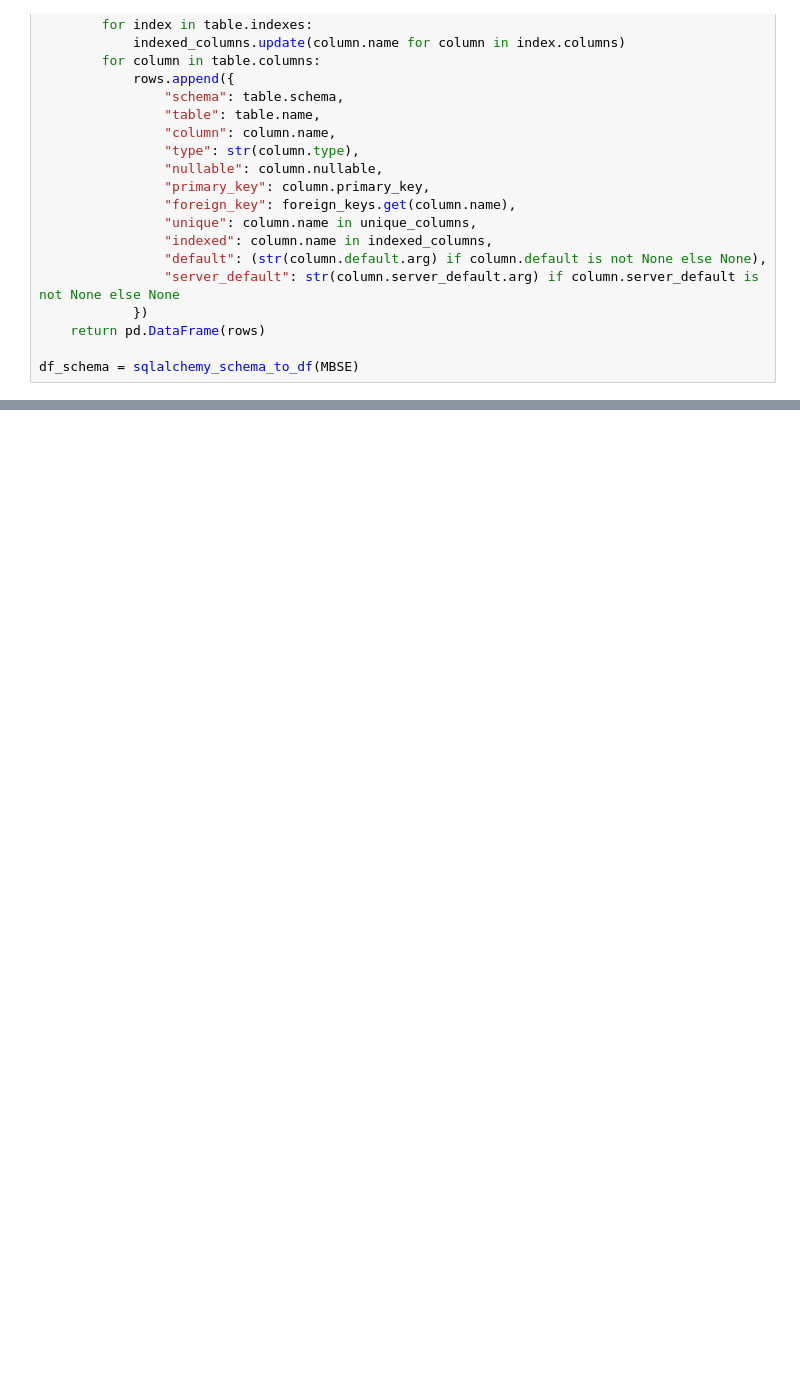
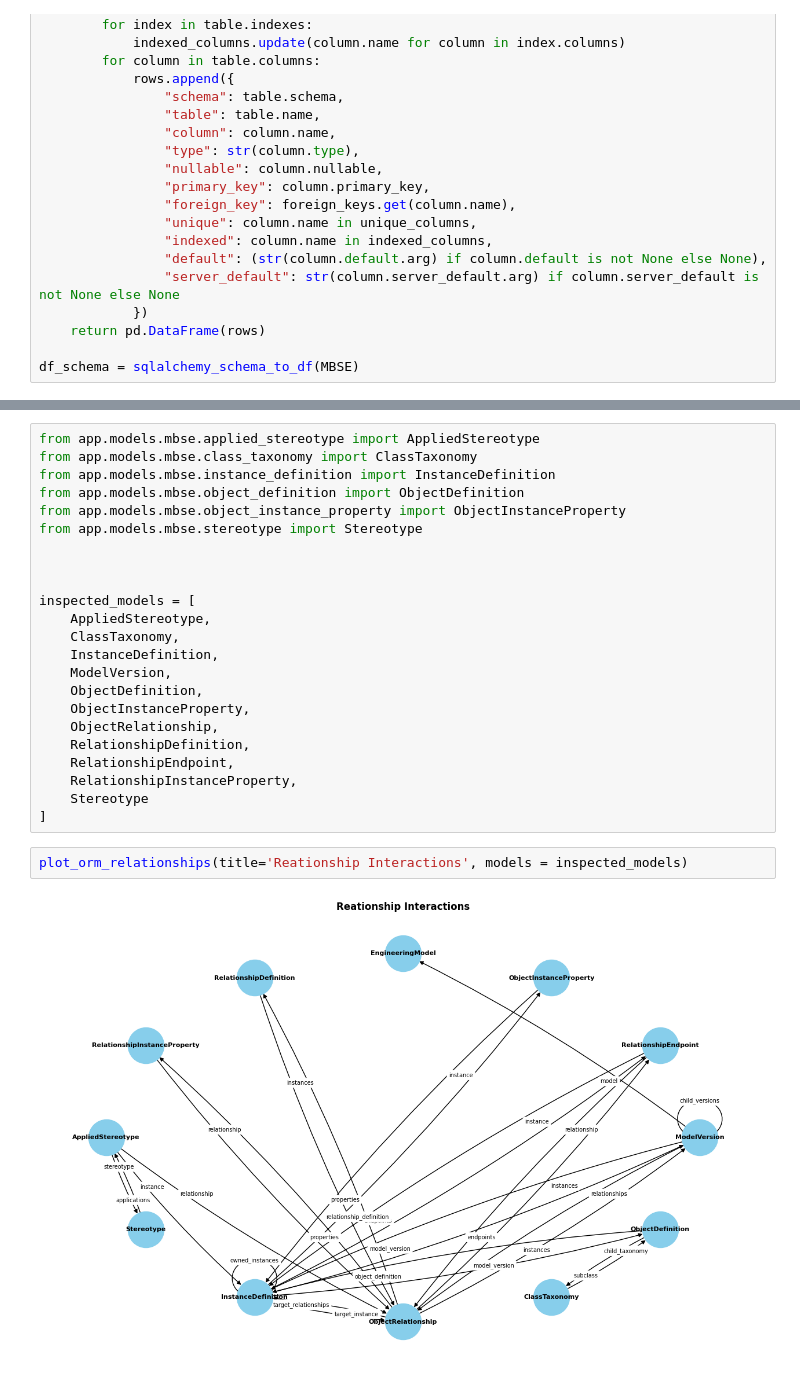
Before and after one commit to Sheldor287/repo, a Jupyter notebook: database_work/prod/app/models/schema.ipynb, the cells around one changed output, grey strips where cells are left out. Drawn from its saved outputs; the diff is of its cells as text; blank space fills up the shorter version.

```diff
--- a/database_work/prod/app/models/schema.ipynb
+++ b/database_work/prod/app/models/schema.ipynb
@@ -217,0 +310,27 @@ plot_orm_relationships([EngineeringModel, ModelVersion, ObjectRelationship])
+# %%
+from app.models.mbse.applied_stereotype import AppliedStereotype
+from app.models.mbse.class_taxonomy import ClassTaxonomy
+from app.models.mbse.instance_definition import InstanceDefinition
+from app.models.mbse.object_definition import ObjectDefinition
+from app.models.mbse.object_instance_property import ObjectInstanceProperty
+from app.models.mbse.stereotype import Stereotype
+
+
+
+inspected_models = [
+    AppliedStereotype,
+    ClassTaxonomy,
+    InstanceDefinition,
+    ModelVersion,
+    ObjectDefinition,
+    ObjectInstanceProperty,
+    ObjectRelationship,
+    RelationshipDefinition,
+    RelationshipEndpoint,
+    RelationshipInstanceProperty,
+    Stereotype
+]
+# %%
+plot_orm_relationships(title='Reationship Interactions', models = inspected_models)
+# %% [output]
+[figure, added]
```
Also changed, not shown: parts of 13 cells of this notebook, 14 other files.
